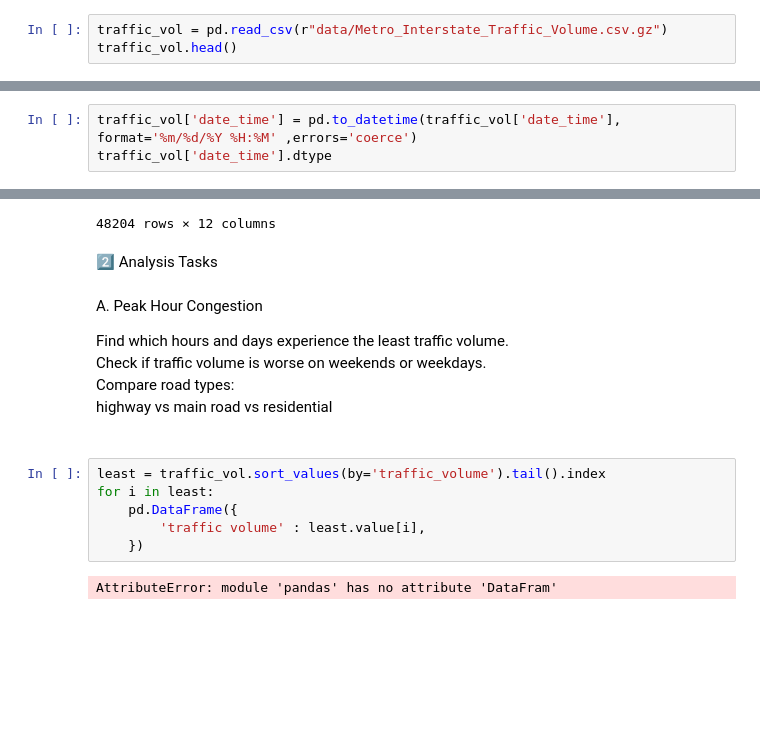
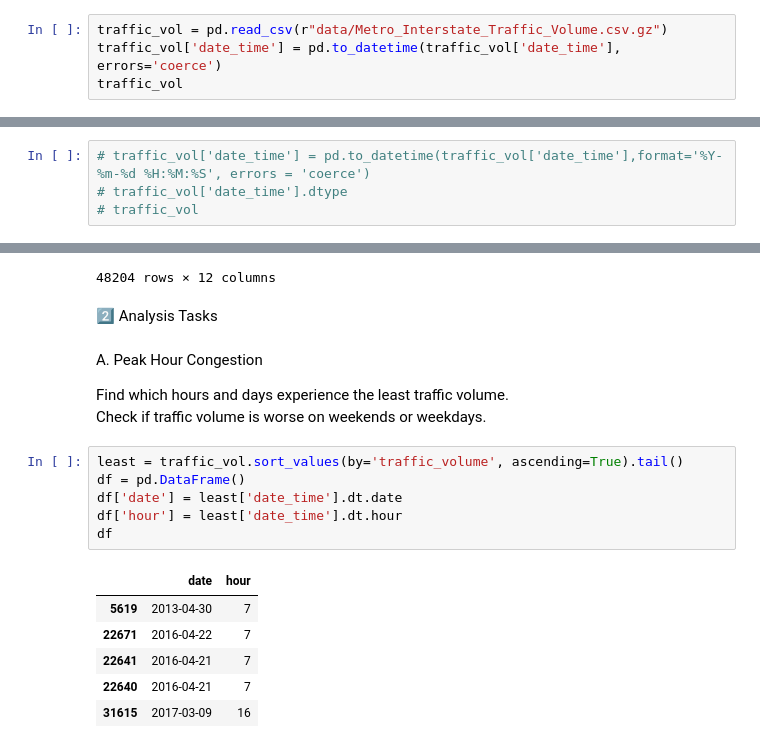
Before and after one commit to tahaftm/Data-Analysis-Projects, a Jupyter notebook: Transportation Analysis.ipynb, the cells around one changed output, grey strips where cells are left out. Drawn from its saved outputs; the diff is of its cells as text; blank space fills up the shorter version.

```diff
--- a/Transportation Analysis.ipynb
+++ b/Transportation Analysis.ipynb
@@ -33,7 +33,8 @@ import numpy as np
 import matplotlib.pyplot as plt
 # %%
 traffic_vol = pd.read_csv(r"data/Metro_Interstate_Traffic_Volume.csv.gz")
-traffic_vol.head()
+traffic_vol['date_time'] = pd.to_datetime(traffic_vol['date_time'], errors='coerce')
+traffic_vol
 # %% [output]
 |  | holiday | temp | rain_1h | snow_1h | clouds_all | weather_main | weather_description | date_time | ... |
 | 0 | NaN | 288.28 | 0.0 | 0.0 | 40 | Clouds | scattered clouds | 2012-10-02 09:00:00 | ... |
@@ -95,4 +103,5 @@ traffic_vol.dropna()
 61 rows × 9 columns
 # %%
-traffic_vol['date_time'] = pd.to_datetime(traffic_vol['date_time'], format='%m/%d/%Y %H:%M' ,errors='coerce')
-traffic_vol['date_time'].dtype
+# traffic_vol['date_time'] = pd.to_datetime(traffic_vol['date_time'],format='%Y-%m-%d %H:%M:%S', errors = 'coerce')
+# traffic_vol['date_time'].dtype
+# traffic_vol
@@ -141,15 +148,16 @@ Find which hours and days experience the least traffic volume.
 <br>
 Check if traffic volume is worse on weekends or weekdays.
 <br>
-Compare road types:
-<br>
-highway vs main road vs residential
-<br><br>
 # %%
-least = traffic_vol.sort_values(by='traffic_volume').tail().index
-for i in least:
-    pd.DataFrame({
-        'traffic volume' : least.value[i],
-    })
+least = traffic_vol.sort_values(by='traffic_volume', ascending=True).tail()
+df = pd.DataFrame()
+df['date'] = least['date_time'].dt.date
+df['hour'] = least['date_time'].dt.hour
+df
 # %% [output]
-AttributeError: module 'pandas' has no attribute 'DataFram'
+|  | date | hour |
+| 5619 | 2013-04-30 | 7 |
+| 22671 | 2016-04-22 | 7 |
+| 22641 | 2016-04-21 | 7 |
+| 22640 | 2016-04-21 | 7 |
+| 31615 | 2017-03-09 | 16 |
```
Also changed, not shown: parts of 7 cells of this notebook, 4 other files.
